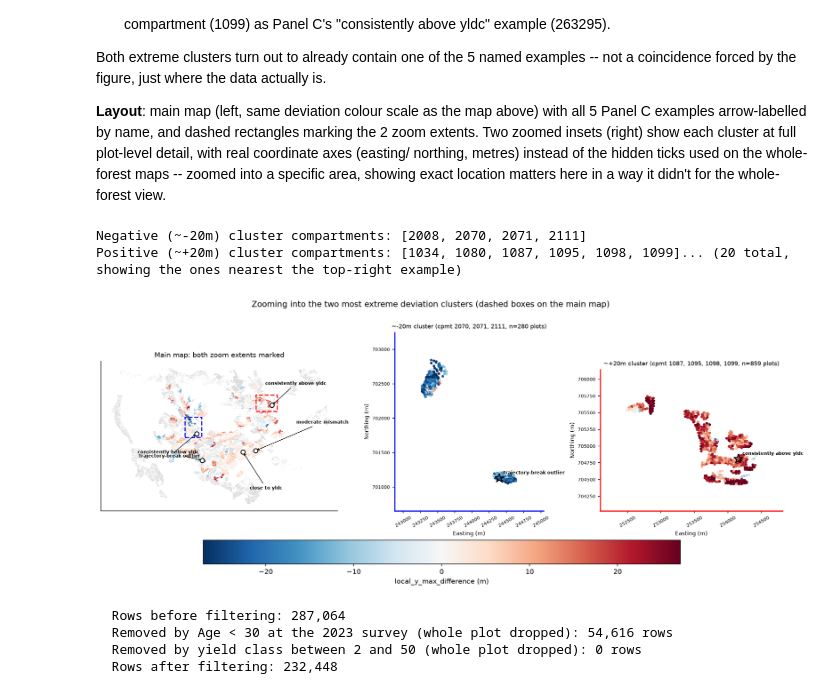
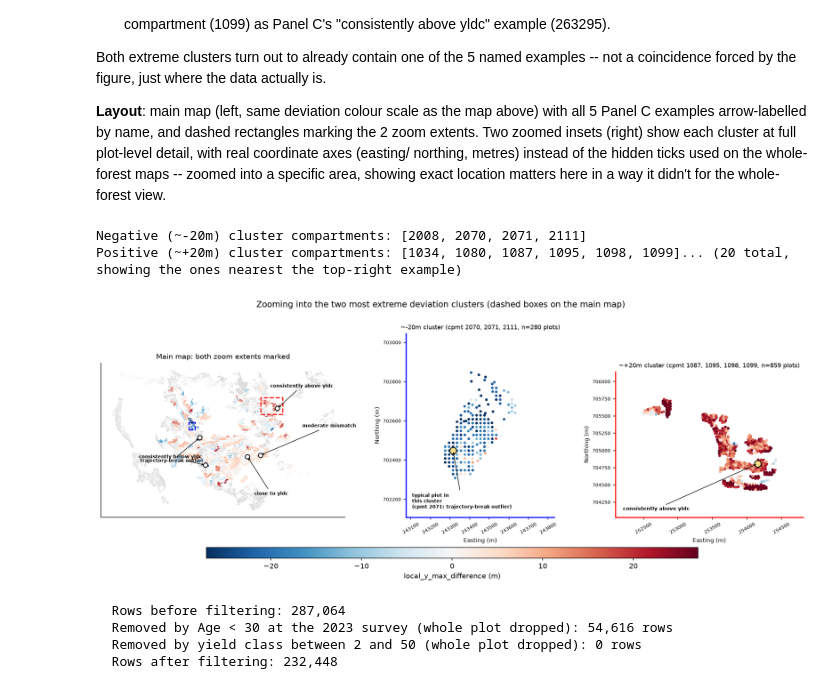
Before and after one commit to shreeyagorasia/forest_diss, a Jupyter notebook: notebooks/results_figures_q2_rq3.ipynb, the cells around one changed output. Cells and saved outputs as stored; diff of their text form; code cells hidden in the pictures.

```diff
--- a/notebooks/results_figures_q2_rq3.ipynb
+++ b/notebooks/results_figures_q2_rq3.ipynb
@@ -531,7 +591,12 @@ def zoom_bounds(cpmt_list, pad=400):
     subset = panel_a_table[panel_a_table["cpmt"].isin(cpmt_list)]
     return subset["x"].min() - pad, subset["x"].max() + pad, subset["y"].min() - pad, subset["y"].max() + pad
 
-neg_xmin, neg_xmax, neg_ymin, neg_ymax = zoom_bounds(negative_cluster_cpmts)
+# 2026-08-21: the negative zoom's bounds are computed from cpmt 2070/2071 only (the tight, dense
+# sub-cluster) rather than all 3 (2070/2071/2111) -- cpmt 2111 sits ~1.4km further south (it's
+# where "trajectory-break outlier" lives, already arrow-labelled on the main map separately), and
+# including it stretched the crop into a tall, mostly-empty box. Excluding it both moves the crop
+# window north/up and tightens it, per feedback -- the positive side is unchanged.
+neg_xmin, neg_xmax, neg_ymin, neg_ymax = zoom_bounds([2070, 2071], pad=200)
 pos_xmin, pos_xmax, pos_ymin, pos_ymax = zoom_bounds(positive_cluster_cpmts)
 
 panel_c_examples_located = {
@@ -586,40 +651,71 @@ for pattern, pid in panel_c_examples_located.items():
 for ax, cpmt_list, xmin, xmax, ymin, ymax, edge_color, cluster_label in [
     (ax_neg, negative_cluster_cpmts, neg_xmin, neg_xmax, neg_ymin, neg_ymax, "blue", "~-20m cluster"),
     (ax_pos, positive_cluster_cpmts, pos_xmin, pos_xmax, pos_ymin, pos_ymax, "red", "~+20m cluster"),
 ]:
     subset = panel_a_table[panel_a_table["cpmt"].isin(cpmt_list)]
     sc = ax.scatter(subset["x"], subset["y"], c=subset["local_y_max_difference"], cmap=DIVERGING_CMAP,
                      norm=norm_zoom, s=14, edgecolor="none")
     ax.set_xlim(xmin, xmax); ax.set_ylim(ymin, ymax)
     ax.set_aspect("equal")
     ax.set_xlabel("Easting (m)", fontsize=8)
     ax.set_ylabel("Northing (m)", fontsize=8)
     ax.tick_params(labelsize=6.5)
     ax.ticklabel_format(style="plain")
     for label in ax.get_xticklabels():
         label.set_rotation(30)
     for spine in ax.spines.values():
         spine.set_edgecolor(edge_color)
         spine.set_linewidth(1.6)
     ax.set_title(f"{cluster_label} (cpmt {', '.join(str(int(c)) for c in cpmt_list)}, n={len(subset)} plots)",
                  fontsize=8.5)
-    # Mark any of the 5 Panel C examples that fall inside this zoom.
+    # Mark any of the 5 Panel C examples that fall inside this zoom -- pastel-yellow circle, label
+    # moved off the point to a fixed, always-empty bottom-left corner with a thin leader line back
+    # to the point (rather than sitting on/near the data, which covered nearby plots at this
+    # zoomed-in scale).
+    example_in_this_zoom = None
     for pattern, pid in panel_c_examples_located.items():
         row = panel_a_table[panel_a_table["identification"] == pid]
         if len(row) and xmin <= row["x"].iloc[0] <= xmax and ymin <= row["y"].iloc[0] <= ymax:
-            ax.scatter([row["x"].iloc[0]], [row["y"].iloc[0]], marker="*", s=180, facecolor="none",
-                       edgecolor="black", linewidth=1.4, zorder=7)
-            ax.annotate(pattern.split(" / ")[0], xy=(row["x"].iloc[0], row["y"].iloc[0]), xytext=(6, 6),
-                        textcoords="offset points", fontsize=6.5, fontweight="bold")
+            px_zoom, py_zoom = row["x"].iloc[0], row["y"].iloc[0]
+            ax.scatter([px_zoom], [py_zoom], marker="o", s=90, facecolor="#F5E08A",  # pastel yellow
+                       edgecolor="black", linewidth=1.2, zorder=7)
+            ax.annotate(pattern.split(" / ")[0], xy=(px_zoom, py_zoom), xycoords="data",
+                        xytext=(0.04, 0.04), textcoords="axes fraction", ha="left", va="bottom",
+                        fontsize=7, fontweight="bold",
+                        arrowprops={"arrowstyle": "->", "linewidth": 0.8, "color": "black"}, zorder=8)
+            example_in_this_zoom = pattern
 
-fig.colorbar(sc, ax=[ax_main, ax_neg, ax_pos], shrink=0.7, label="local_y_max_difference (m)", location="bottom", pad=0.12)
+    # 2026-08-21: if none of the 5 Panel C examples fall in this zoom (true for the negative
+    # cluster since narrowing its bounds to cpmt 2070/2071 deliberately excluded cpmt 2111, where
+    # "trajectory-break outlier" actually lives), mark a live-computed representative plot from
+    # THIS cluster instead of leaving the panel with nothing highlighted. Note this cluster is a
+    # genuine mix of two different archetypes -- cpmt 2070 classifies as "consistently below yldc"
+    # (stable, low residual_range) and cpmt 2071 as "trajectory-break outlier" (higher residual_range)
+    # -- so the label states which one the representative plot's own compartment actually is,
+    # rather than implying the whole cluster is one uniform pattern.
+    if example_in_this_zoom is None:
+        subset_cpmt_mean = subset["local_y_max_difference"].mean()
+        closest_idx = (subset["local_y_max_difference"] - subset_cpmt_mean).abs().idxmin()
+        rep_row = subset.loc[closest_idx]
+        rep_cpmt = int(rep_row["cpmt"])
+        rep_archetype = compartment_archetypes.loc[compartment_archetypes["cpmt"] == rep_cpmt, "pattern"]
+        rep_label = rep_archetype.iloc[0] if len(rep_archetype) else "unclassified"
+        ax.scatter([rep_row["x"]], [rep_row["y"]], marker="o", s=90, facecolor="#F5E08A",
+                   edgecolor="black", linewidth=1.2, zorder=7)
+        ax.annotate(f"typical plot in\nthis cluster\n(cpmt {rep_cpmt}: {rep_label})",
+                    xy=(rep_row["x"], rep_row["y"]), xycoords="data",
+                    xytext=(0.04, 0.04), textcoords="axes fraction", ha="left", va="bottom",
+                    fontsize=6.5, fontweight="bold",
+                    arrowprops={"arrowstyle": "->", "linewidth": 0.8, "color": "black"}, zorder=8)
+
+fig.colorbar(sc, ax=[ax_main, ax_neg, ax_pos], shrink=0.7, aspect=45, label="local_y_max_difference (m)", location="bottom", pad=0.12)
 fig.suptitle("Zooming into the two most extreme deviation clusters (dashed boxes on the main map)",
              fontsize=12)
 plt.show()
 # %% [output]
 Negative (~-20m) cluster compartments: [2008, 2070, 2071, 2111]
 Positive (~+20m) cluster compartments: [1034, 1080, 1087, 1095, 1098, 1099]... (20 total, showing the ones nearest the top-right example)
-[figure, old version]
+[figure, new version]
 # %%
 # --- Panel C, redesigned: one representative trajectory per compartment archetype (up to 5
 # populated classes), using archetype_examples computed above (see the markdown cell above this
```
Also changed, not shown: parts of 12 cells of this notebook, 27 other files.
